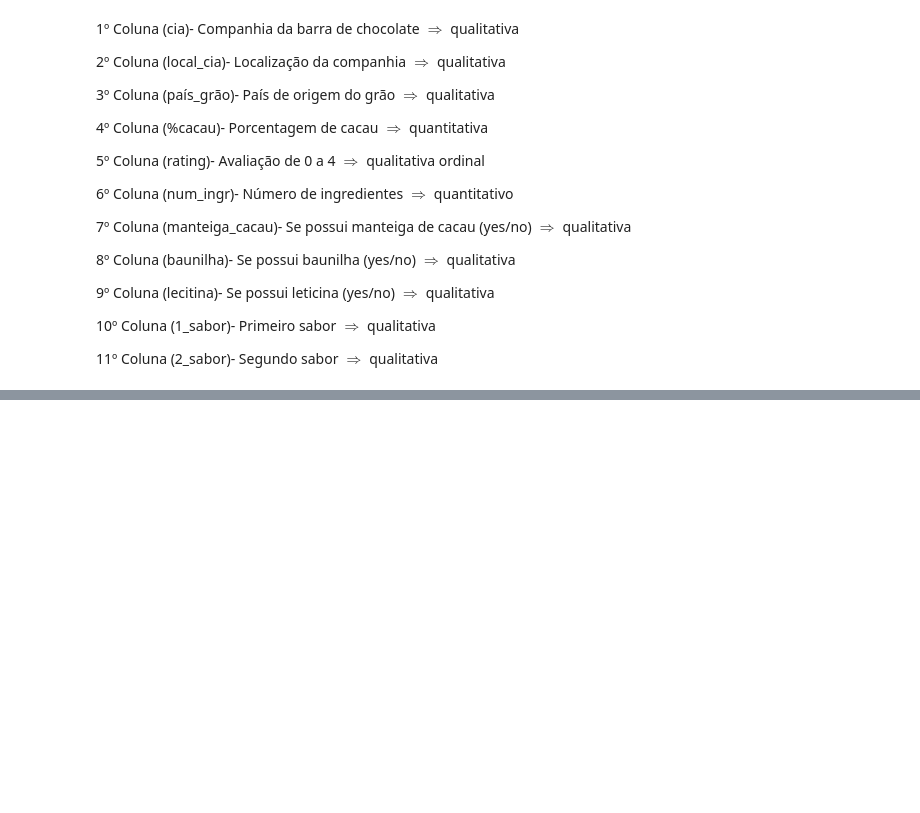
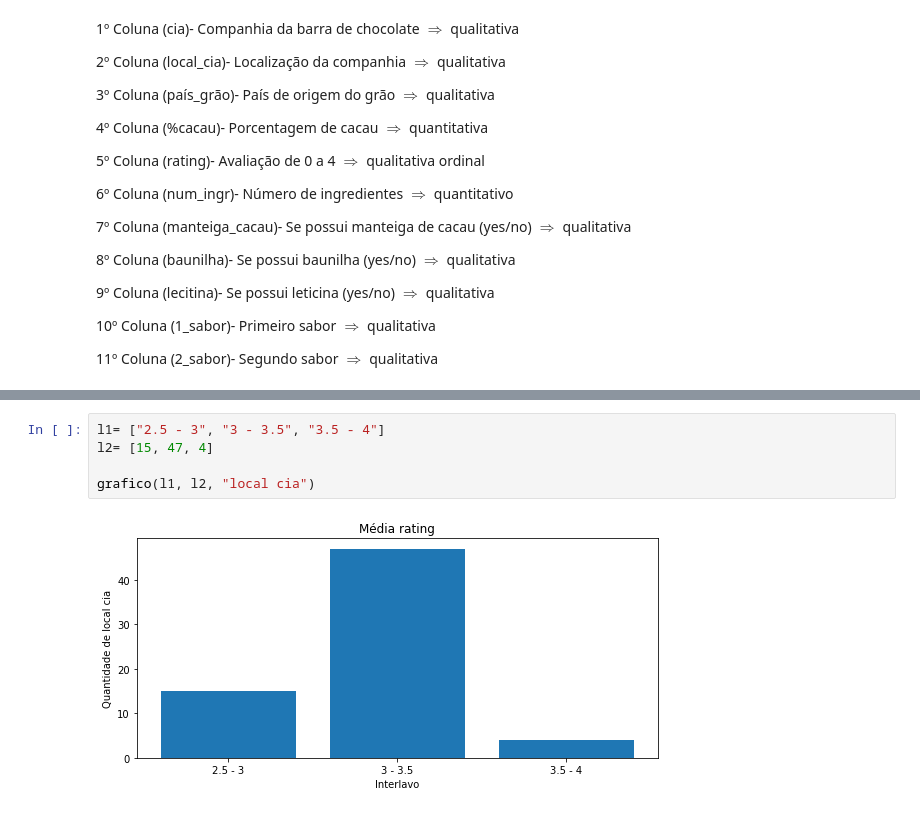
Before and after one commit to Pedro2712/Projeto_2-ciedados, a Jupyter notebook: Projeto 2 - Ciedados.ipynb, the cells around one changed output, grey strips where cells are left out. Saved outputs shown, nothing was run; the diff lists cells and outputs as text; blank space fills up the shorter version.

```diff
--- a/Projeto 2 - Ciedados.ipynb
+++ b/Projeto 2 - Ciedados.ipynb
@@ -217,0 +243,7 @@ round(pd.crosstab(dados.local_cia, dados.rating, normalize="index", margins= Tru
+# %%
+l1= ["2.5 - 3", "3 - 3.5", "3.5 - 4"]
+l2= [15, 47, 4]
+
+grafico(l1, l2, "local cia")
+# %% [output]
+[figure, added]
```
Also changed, not shown: parts of 18 cells of this notebook.
